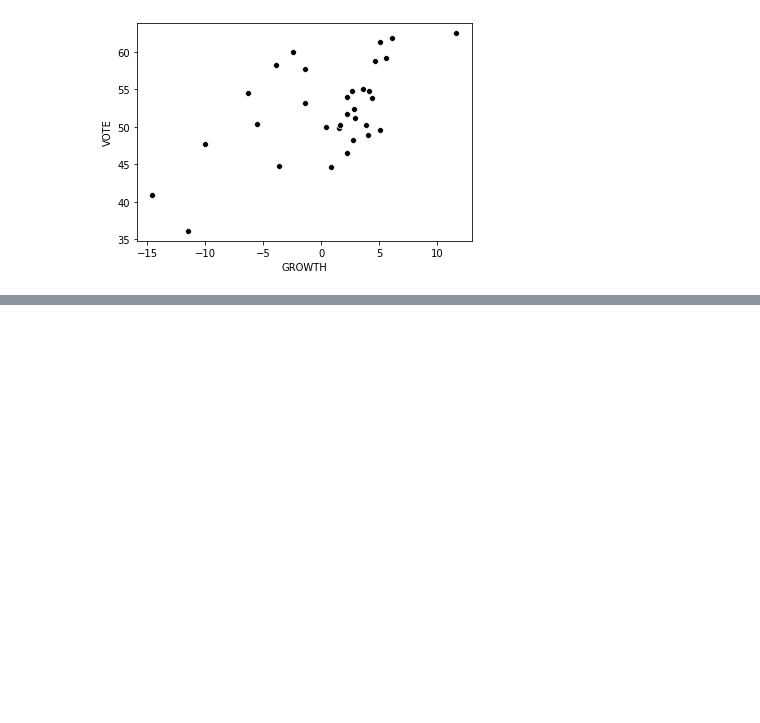
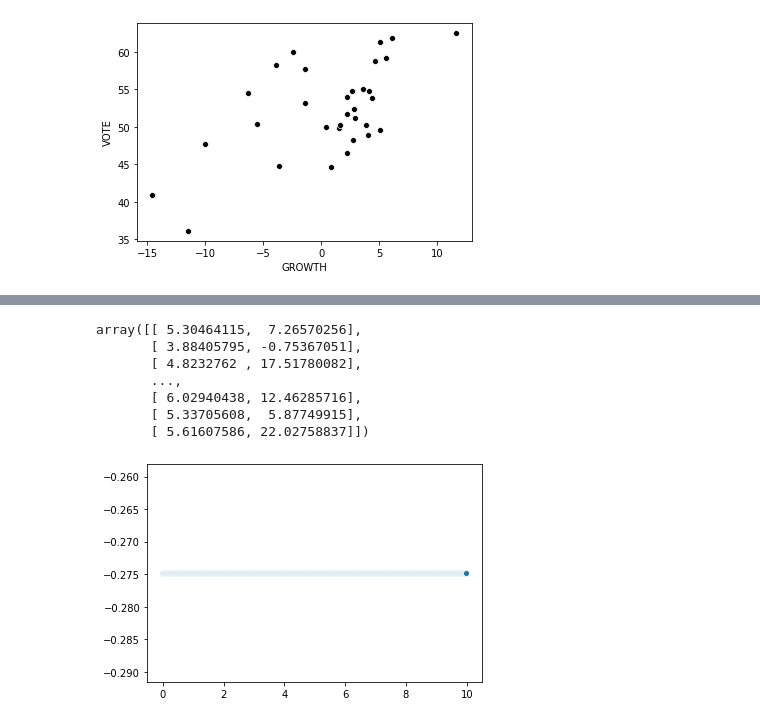
Before and after one commit to ds-modules/POLSCI-3, a Jupyter notebook: beta materials/Lecture_I_NB_1.ipynb, the cells around one changed output, grey strips where cells are left out. Saved outputs shown, nothing was run; the diff lists cells and outputs as text; code cells hidden in the pictures; blank space fills up the shorter version.

```diff
--- a/beta materials/Lecture_I_NB_1.ipynb
+++ b/beta materials/Lecture_I_NB_1.ipynb
@@ -164,0 +168,14 @@ interactive(children=(FloatSlider(value=2.5, description='center_diff', max=5.0)
+# %%
+def cloud():
+    sns.scatterplot(np.arange(10, step=.01), np.random.multivariate_normal([5,5], [[1,0],[0,100]], size=10000)[1].T[1])
+cloud()
+np.random.multivariate_normal([5,5], [[1,0],[0,100]], size=10000)
+# %% [output]
+array([[ 5.30464115,  7.26570256],
+       [ 3.88405795, -0.75367051],
+       [ 4.8232762 , 17.51780082],
+       ...,
+       [ 6.02940438, 12.46285716],
+       [ 5.33705608,  5.87749915],
+       [ 5.61607586, 22.02758837]])
+[figure, added]
```
Also changed, not shown: parts of 7 cells of this notebook.
